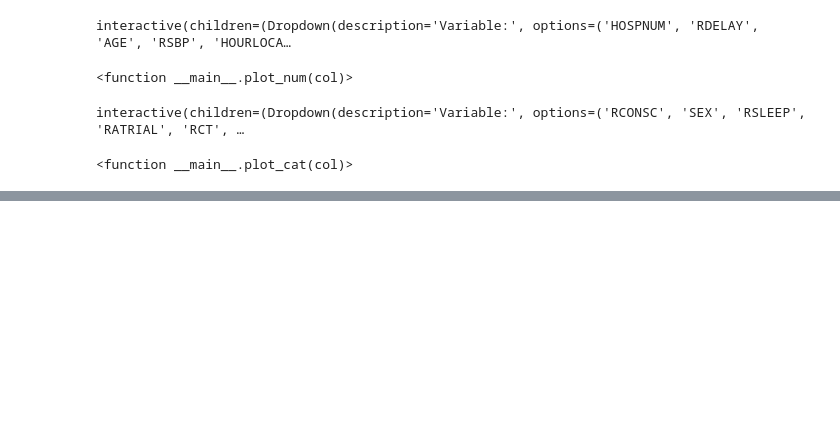
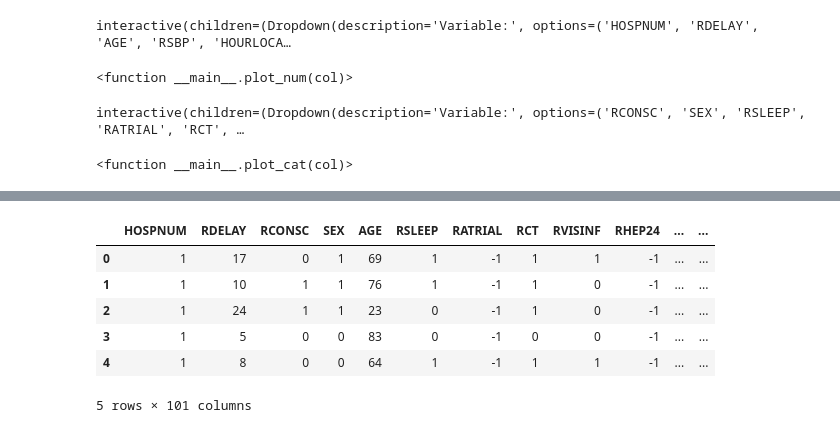
Before and after one commit to sanjananalla/bios635, a Jupyter notebook: data_analysis.ipynb, the cells around one changed output, grey strips where cells are left out. Drawn from its saved outputs; the diff is of its cells as text; code cells hidden in the pictures; blank space fills up the shorter version.

```diff
--- a/data_analysis.ipynb
+++ b/data_analysis.ipynb
@@ -130,0 +127,52 @@ df[numeric_cols].corr()
+# %%
+# data cleaning code to use at start of each model/analysis
+
+# bring in data
+train = pd.read_csv('/Users/22holleranm/bios635/Train1.csv', encoding='latin1')
+
+# all numeric cols
+numeric_cols = ['HOSPNUM', 'RDELAY', 'AGE', 'RSBP', 'HOURLOCAL', 'MINLOCAL', 'ONDRUG',
+    'DMAJNCHD', 'DSIDED', 'DRSISCD', 'DRSHD', 'DRSUNKD', 'DPED', 'DALIVED', 'DDEADD',
+    'FLASTD', 'FDEADC', 'FU1_RECD', 'FU2_DONE', 'FU1_COMP', 'TD', 'EXPDD', 'EXPD6', 'EXPD14',
+]
+
+# all cat calls
+categorical_cols = ['RCONSC', 'SEX','RSLEEP', 'RATRIAL', 'RCT',
+    'RVISINF', 'RHEP24', 'RASP3', 'RDEF1', 'RDEF2', 'RDEF3', 'RDEF4', 'RDEF5',
+    'RDEF6', 'RDEF7', 'RDEF8', 'STYPE', 'DAYLOCAL', 'RXASP', 'RXHEP', 'DASP14',
+    'DASPLT', 'DLH14', 'DMH14', 'DHH14', 'DSCH', 'DIVH', 'DAP', 'DOAC', 'DGORM',
+    'DSTER', 'DCAA', 'DHAEMD', 'DCAREND', 'DTHROMB', 'DMAJNCH', 'DSIDE', 'DDIAGISC',
+    'DDIAGHA', 'DDIAGUN', 'DNOSTRK', 'DRSISC', 'DRSH', 'DRSUNK', 'DPE', 'DALIVE',
+    'DPLACE', 'DDEAD', 'DDEADC', 'FDEAD', 'FRECOVER', 'FDENNIS', 'FPLACE',
+    'FAP', 'FOAC', 'COUNTRY', 'CNTRYNUM', 'CMPLASP', 'CMPLHEP', 'ID', 'SET14D',
+    'ID14', 'OCCODE', 'DEAD1', 'DEAD2', 'DEAD3', 'DEAD4', 'DEAD5', 'DEAD6', 'DEAD7',
+    'DEAD8', 'H14', 'ISC14', 'NK14', 'STRK14', 'HTI14', 'PE14', 'DVT14', 'TRAN14', 'NCB14'
+]
+
+# encoding cat variables to be numeric
+train_encoded = train.copy()
+
+encoding_maps = {}
+
+for col in categorical_cols:
+    if col in train_encoded.columns:
+        train_encoded[col], mapping = pd.factorize(train_encoded[col], sort=True)
+        encoding_maps[col] = dict(enumerate(mapping))
+    else:
+        print(f"Column '{col}' not found in DataFrame — skipping.")
+
+train_clean = train_encoded
+
+
+# dropping unnecessary columns
+train_clean = train_clean.drop(['ID', 'RDATE', 'DMAJNCHX', 'DSIDEX', 'DNOSTRKX', 'DDEADX', 'FDEADX', 'NCCODE', 'DDEAD', 'DDEADC', 'FDEADC', 'DDEADD', 'DDEADC'], axis =1)
+
+train_clean.head()
+# %% [output]
+|  | HOSPNUM | RDELAY | RCONSC | SEX | AGE | RSLEEP | RATRIAL | RCT | RVISINF | RHEP24 | ... | ... |
+| 0 | 1 | 17 | 0 | 1 | 69 | 1 | -1 | 1 | 1 | -1 | ... | ... |
+| 1 | 1 | 10 | 1 | 1 | 76 | 1 | -1 | 1 | 0 | -1 | ... | ... |
+| 2 | 1 | 24 | 1 | 1 | 23 | 0 | -1 | 1 | 0 | -1 | ... | ... |
+| 3 | 1 | 5 | 0 | 0 | 83 | 0 | -1 | 0 | 0 | -1 | ... | ... |
+| 4 | 1 | 8 | 0 | 0 | 64 | 1 | -1 | 1 | 1 | -1 | ... | ... |
+5 rows × 101 columns
```
Also changed, not shown: parts of 4 cells of this notebook.
